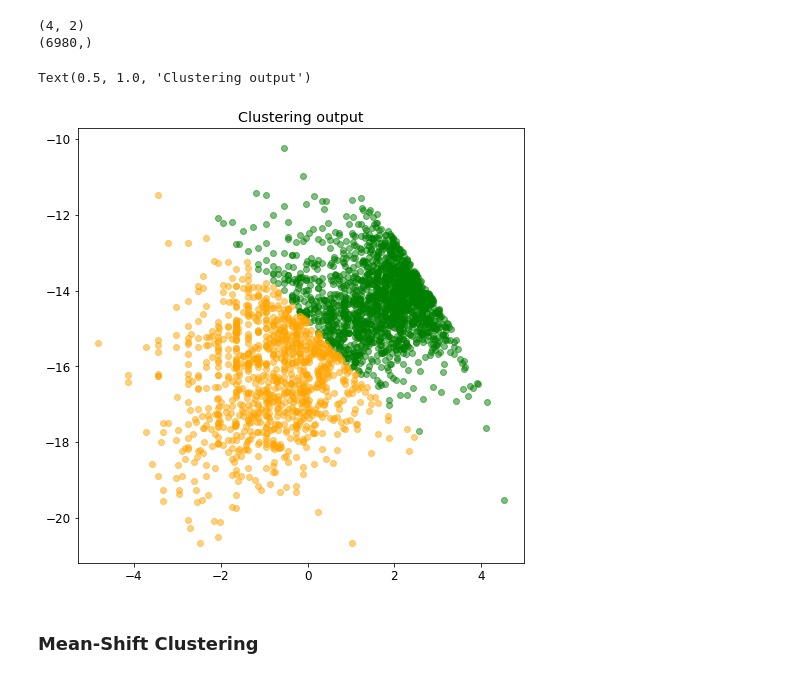
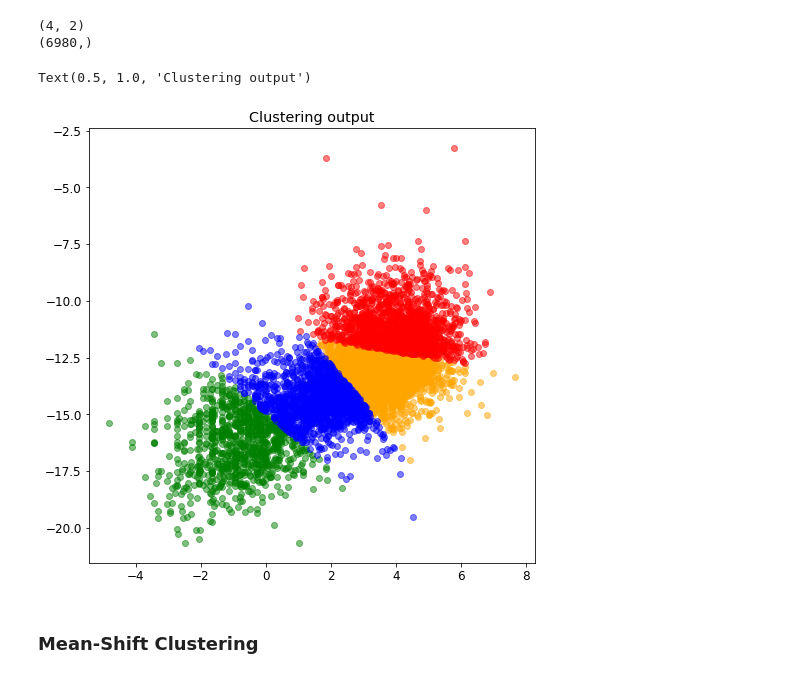
Before and after one commit to olli-e-benji/Astrostatistics-and-Machine-Learning-2023, a Jupyter notebook: working/L14_ClusteringGRBs.ipynb, the cells around one changed output. Cells and saved outputs as stored; diff of their text form; code cells hidden in the pictures.

```diff
--- a/working/L14_ClusteringGRBs.ipynb
+++ b/working/L14_ClusteringGRBs.ipynb
@@ -187,19 +187,19 @@ print(labels.shape)
 # %%
 # plot the data color-coded by cluster id
 
 colors = ['green', 'orange', 'red', 'blue']
-for i in range(2):
+for i in range(4):
     plt.scatter(x=to_fit[labels==i,0], y=to_fit[labels==i,1],
                 color=colors[i],alpha=0.5)
 
 
 #Because of the way in which I trained the cluster, the plot is already in loglog
 #plt.loglog()
 
 plt.title('Clustering output')
 # %% [output]
 Text(0.5, 1.0, 'Clustering output')
-[figure, old version]
+[figure, new version]
 # %% [markdown]
 ### Mean-Shift Clustering
 # %%
```
Also changed, not shown: parts of 4 cells of this notebook.
